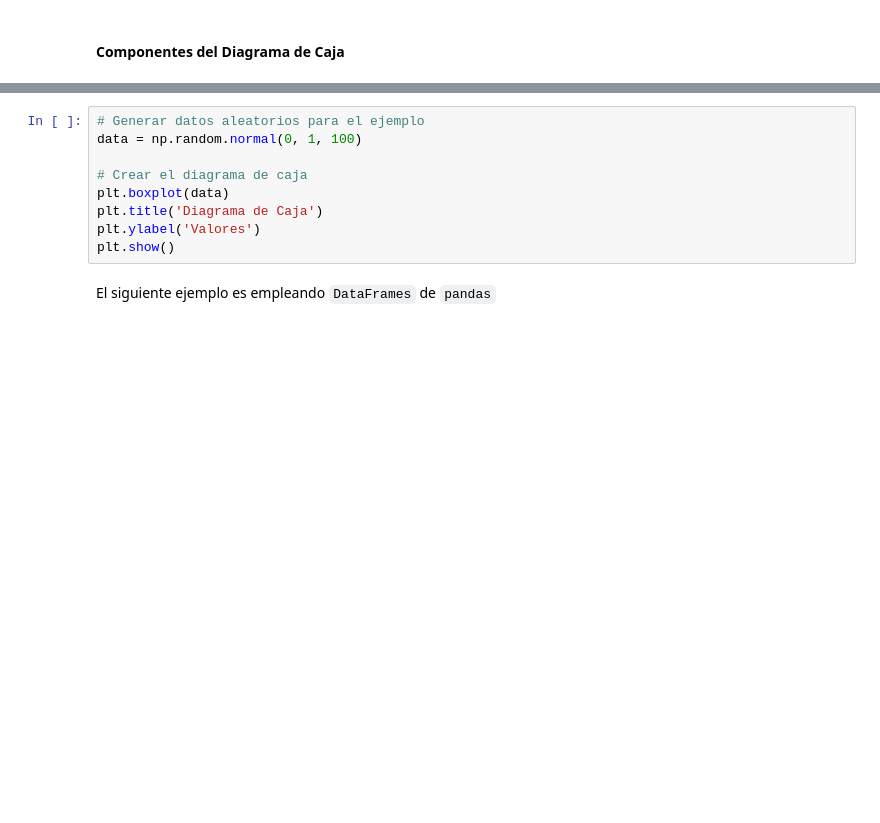
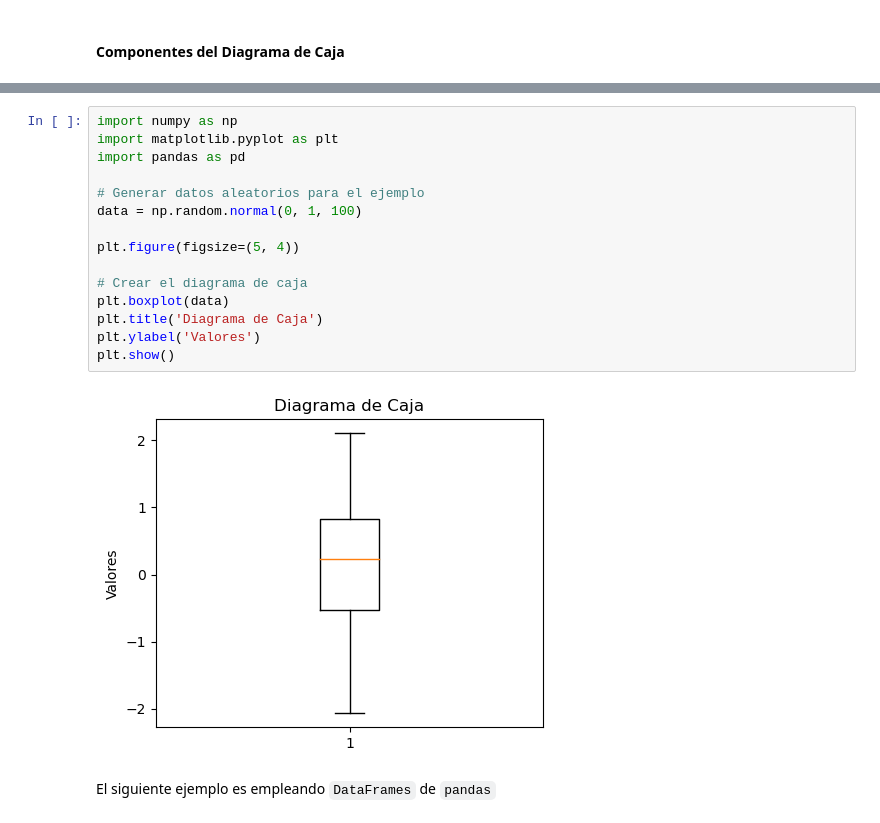
Before and after one commit to carlosalvarezh/Analitica_Datos, a Jupyter notebook: C01_Estadistica_Univariante.ipynb, the cells around one changed output, grey strips where cells are left out. Cells and saved outputs as stored; diff of their text form; blank space fills up the shorter version.

```diff
--- a/C01_Estadistica_Univariante.ipynb
+++ b/C01_Estadistica_Univariante.ipynb
@@ -804,14 +903,22 @@ El diagrama de caja, o boxplot, proporciona una representación visual de la dis
 
 Ahora veamos cómo se genera un diagrama de caja empleando la biblioteca `numpy` de python :
 # %%
+import numpy as np
+import matplotlib.pyplot as plt
+import pandas as pd
+
 # Generar datos aleatorios para el ejemplo
 data = np.random.normal(0, 1, 100)
+
+plt.figure(figsize=(5, 4))
 
 # Crear el diagrama de caja
 plt.boxplot(data)
 plt.title('Diagrama de Caja')
 plt.ylabel('Valores')
 plt.show()
+# %% [output]
+[figure, added]
 # %% [markdown]
 El siguiente ejemplo es empleando `DataFrames` de `pandas`
 # %%
```
Also changed, not shown: parts of 74 cells of this notebook, 18 other files.
